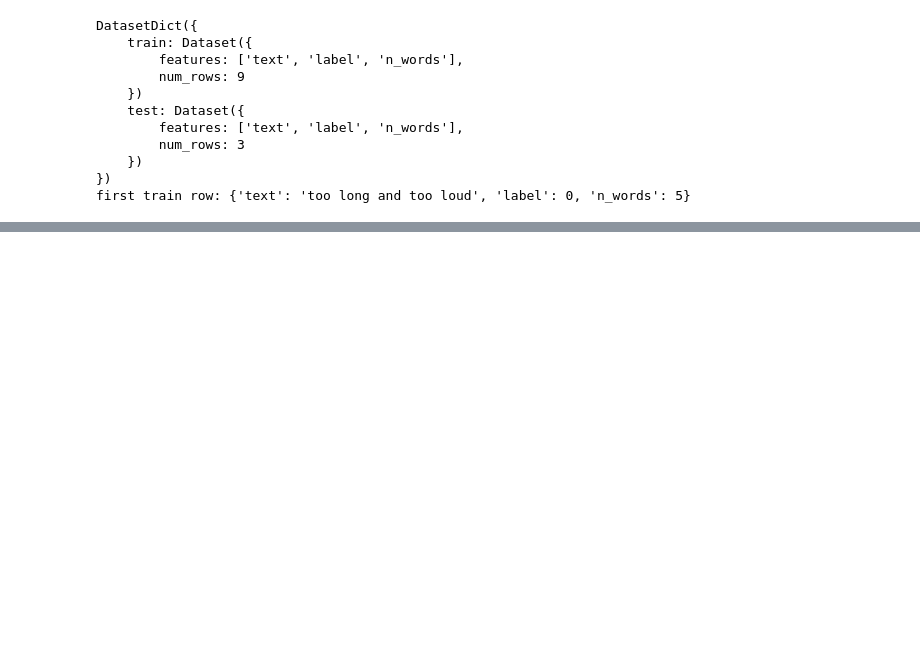
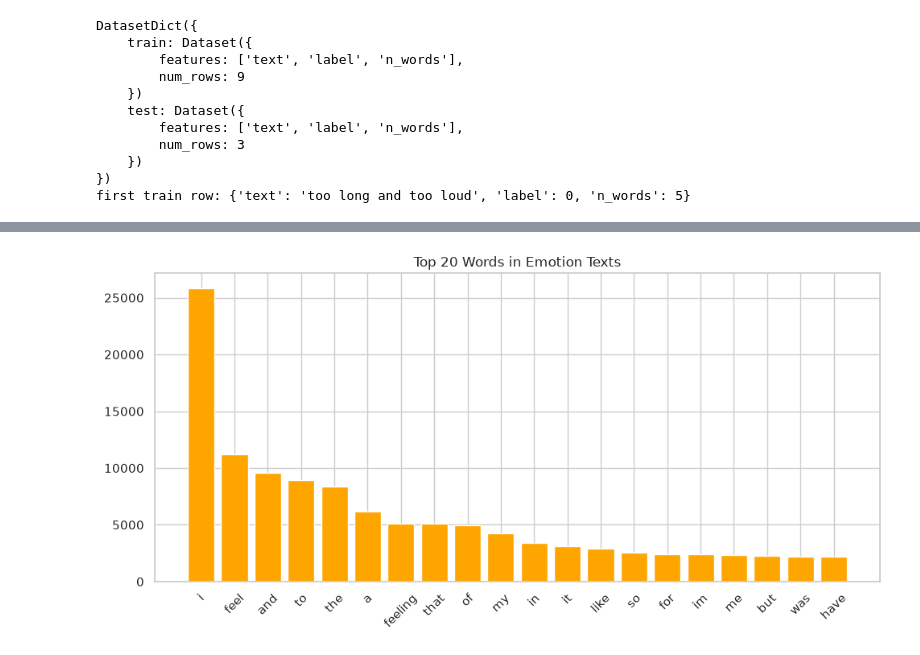
Before and after one commit to Akshayredekar07/All-about-finetuning, a Jupyter notebook: finetuning/00_platform/labs/03_datasets_operation.ipynb, the cells around one changed output, grey strips where cells are left out. Cells and saved outputs as stored; diff of their text form; code cells hidden in the pictures; blank space fills up the shorter version.

```diff
--- a/finetuning/00_platform/labs/03_datasets_operation.ipynb
+++ b/finetuning/00_platform/labs/03_datasets_operation.ipynb
@@ -324,0 +795,16 @@ first train row: {'text': 'too long and too loud', 'label': 0, 'n_words': 5}
+# %%
+# ── 13c. most common words ──
+emotion_df = emotion["train"].to_pandas()
+
+words = re.findall(r"\w+", " ".join(emotion_df["text"]).lower())
+top_words = Counter(words).most_common(20)
+names, freq = zip(*top_words)
+
+plt.figure(figsize=(10, 5))
+plt.bar(names, freq, color="orange")
+plt.xticks(rotation=45)
+plt.title("Top 20 Words in Emotion Texts")
+plt.tight_layout()
+plt.show()
+# %% [output]
+[figure, added]
```
Also changed, not shown: parts of 24 cells of this notebook, 15 other files.
